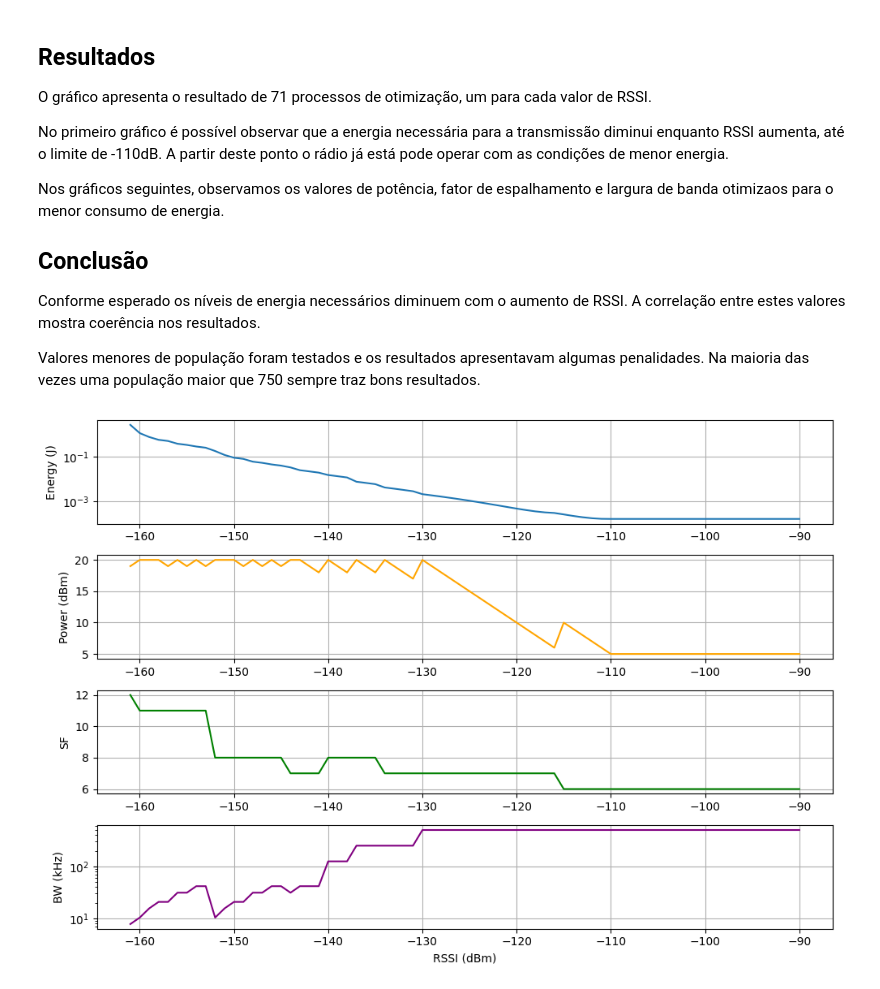
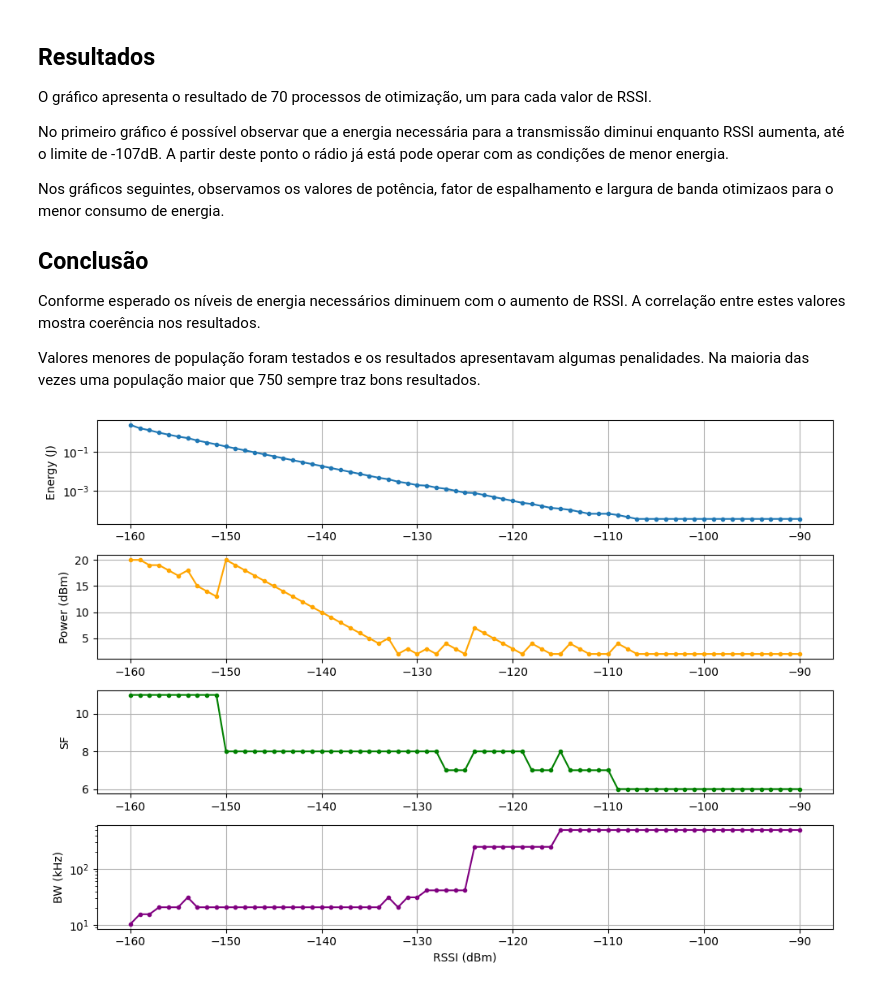
Before and after one commit to eduautomatiza/OTM20242-2025-Guse, a Jupyter notebook: LoRa.ipynb, the cells around one changed output. Cells and saved outputs as stored; diff of their text form; code cells hidden in the pictures.

Commit message:
Corrigido estimativa da potência em watts

```diff
--- a/LoRa.ipynb
+++ b/LoRa.ipynb
@@ -113,9 +110,9 @@ A evolução é realizada pela função algorithms.eaSimple() e segue as etapas
 # %% [markdown]
 ## Resultados
 
-O gráfico apresenta o resultado de 71 processos de otimização, um para cada valor de RSSI.
+O gráfico apresenta o resultado de 70 processos de otimização, um para cada valor de RSSI.
 
-No primeiro gráfico é possível observar que a energia necessária para a transmissão diminui enquanto RSSI aumenta, até o limite de -110dB. A partir deste ponto o rádio já está pode operar com as condições de menor energia.
+No primeiro gráfico é possível observar que a energia necessária para a transmissão diminui enquanto RSSI aumenta, até o limite de -107dB. A partir deste ponto o rádio já está pode operar com as condições de menor energia.
 
 Nos gráficos seguintes, observamos os valores de potência, fator de espalhamento e largura de banda otimizaos para o menor consumo de energia.
 
@@ -198,13 +195,7 @@ def calculate_sensitivity(sf, bw):
             return np.interp(bw, [bw0, bw1], [s0, s1])
     return known[-1][1] if bw > known[-1][0] else known[0][1]
 
-# === 2B. TABELA POTÊNCIA x CORRENTE ===
-def power_to_current(power):
-    # Converte potência em dBm para consumo estimado em mA
-    coeffs = [10.768, -1.689, 0.153, 0.00076]
-    return max(0, coeffs[0] + coeffs[1]*power + coeffs[2]*power**2 + coeffs[3]*power**3)
-
-# === 3. TEMPO DE TRANSMISSÃO ===
+# === 2. TEMPO DE TRANSMISSÃO ===
 def symbol_rate(sf, bw):
     return (bw * 1000) / (2 ** sf)
 
@@ -221,7 +212,7 @@ def airtime(params: LoRaParams, payload_bytes):
     t_payload = n_payload * tsym
     return t_preamble + t_payload
 
-# === 4. FUNÇÃO DE AVALIAÇÃO ===
+# === 3. FUNÇÃO DE AVALIAÇÃO ===
 def evaluate(ind, rssi_observed):
     # Avalia um indivíduo com base no consumo de energia e margem de link
     params = LoRaParams(*ind)
@@ -230,14 +221,13 @@ def evaluate(ind, rssi_observed):
     sensitivity = calculate_sensitivity(params.sf, params.bw)
     margin = params.power + rssi_observed - sensitivity
     time_on_air = airtime(params, PAYLOAD_BYTES)
-    current_ma = power_to_current(params.power)
-    voltage = 3.3
-    energy = (current_ma / 1000) * voltage * time_on_air
+    power_w = ((10 ** (params.power / 10)) * 3) / 1000  # Conversão de dBm para W, considerando eficiência de 30%
+    energy = power_w * time_on_air
     if margin < RSSI_MARGIN_MIN:
         energy += 1e6  # Penaliza margens de sinal abaixo do mínimo
     return (energy, time_on_air)  # Segundo critério: menor tempo em caso de empate
 
-# === 5. CONFIGURAÇÃO DE DEAP ===
+# === 4. CONFIGURAÇÃO DE DEAP ===
 # Define tipos de fitness e indivíduos
 creator.create("FitnessMin", base.Fitness, weights=(-1.0, -1.0))  # Minimiza energia e tempo
 creator.create("Individual", list, fitness=creator.FitnessMin)
@@ -257,7 +247,7 @@ def build_toolbox(rssi):
     toolbox.register("map", builtins.map)
     return toolbox
 
-# === 6. EXECUÇÃO PRINCIPAL ===
+# === 5. EXECUÇÃO PRINCIPAL ===
 def run_optimization(rssi):
     # Executa a evolução genética
     toolbox = build_toolbox(rssi)
@@ -282,39 +272,39 @@ def plot_results(resultados):
     plt.figure(figsize=(10, 7))
 
     plt.subplot(4, 1, 1)
-    plt.plot(rssi_list, energy_list)
+    plt.plot(rssi_list, energy_list, marker='.')
     plt.ylabel('Energy (J)')
     plt.yscale('log')
     plt.grid(True)
 
     plt.subplot(4, 1, 2)
-    plt.plot(rssi_list, power_list, color='orange')
+    plt.plot(rssi_list, power_list, color='orange', marker='.')
     plt.ylabel('Power (dBm)')
     plt.grid(True)
 
     plt.subplot(4, 1, 3)
-    plt.plot(rssi_list, sf_list, color='green')
+    plt.plot(rssi_list, sf_list, color='green', marker='.')
     plt.ylabel('SF')
     plt.grid(True)
 
     plt.subplot(4, 1, 4)
-    plt.plot(rssi_list, bw_list, color='purple')
+    plt.plot(rssi_list, bw_list, color='purple', marker='.')
     plt.ylabel('BW (kHz)')
     plt.yscale('log')
     plt.grid(True)
 
     plt.xlabel('RSSI (dBm)')
     plt.tight_layout()
     plt.show()
 
 # Loop principal para executar a otimização para uma gama de RSSIs
 def main():
-    rssi_values = np.arange(-161, -89, 1)
+    rssi_values = np.arange(-160, -89, 1)
     with multiprocessing.Pool(processes=multiprocessing.cpu_count()) as pool:
         resultados = pool.map(run_optimization, rssi_values)
     plot_results(resultados)
 
 if __name__ == '__main__':
     main()
 # %% [output]
-[figure, old version]
+[figure, new version]
```
Also changed, not shown: parts of 2 cells of this notebook.
